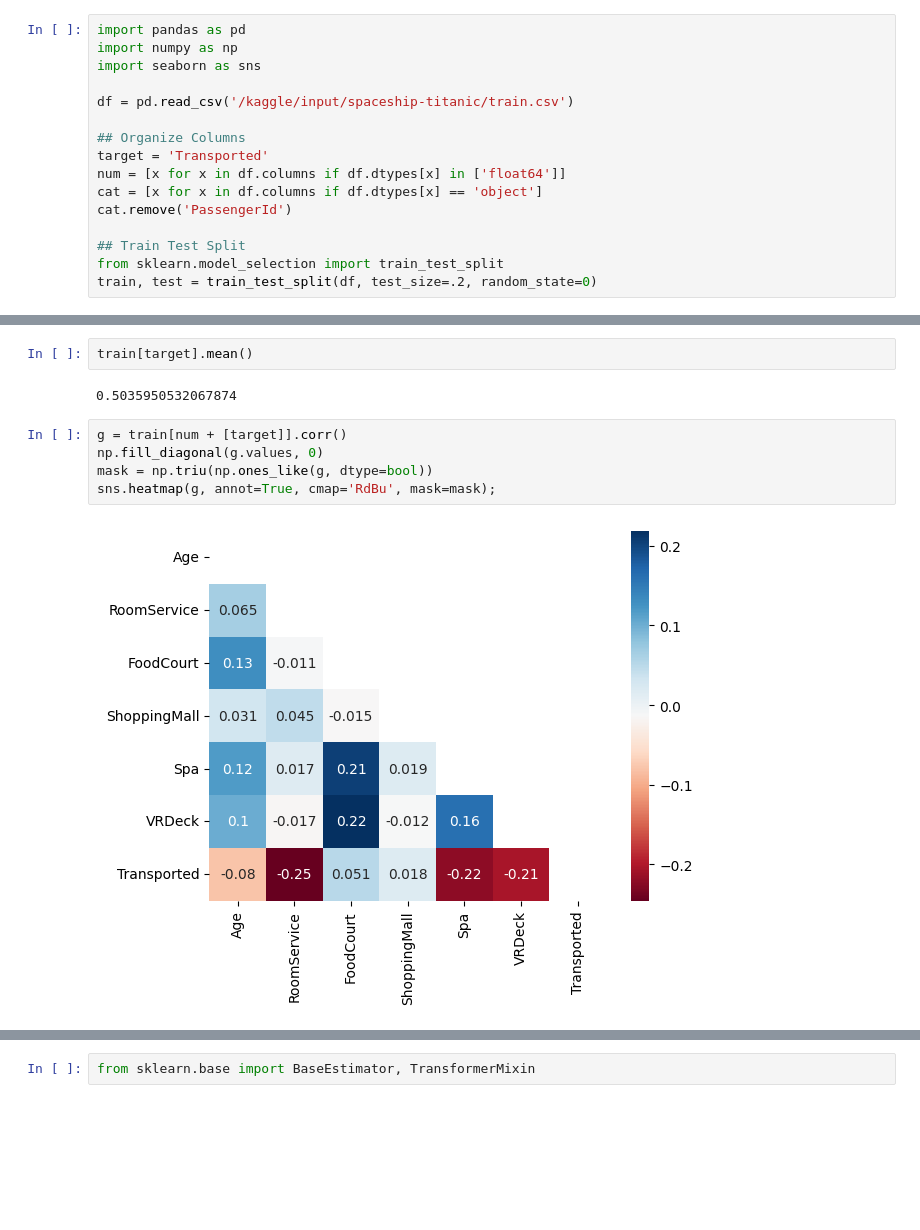
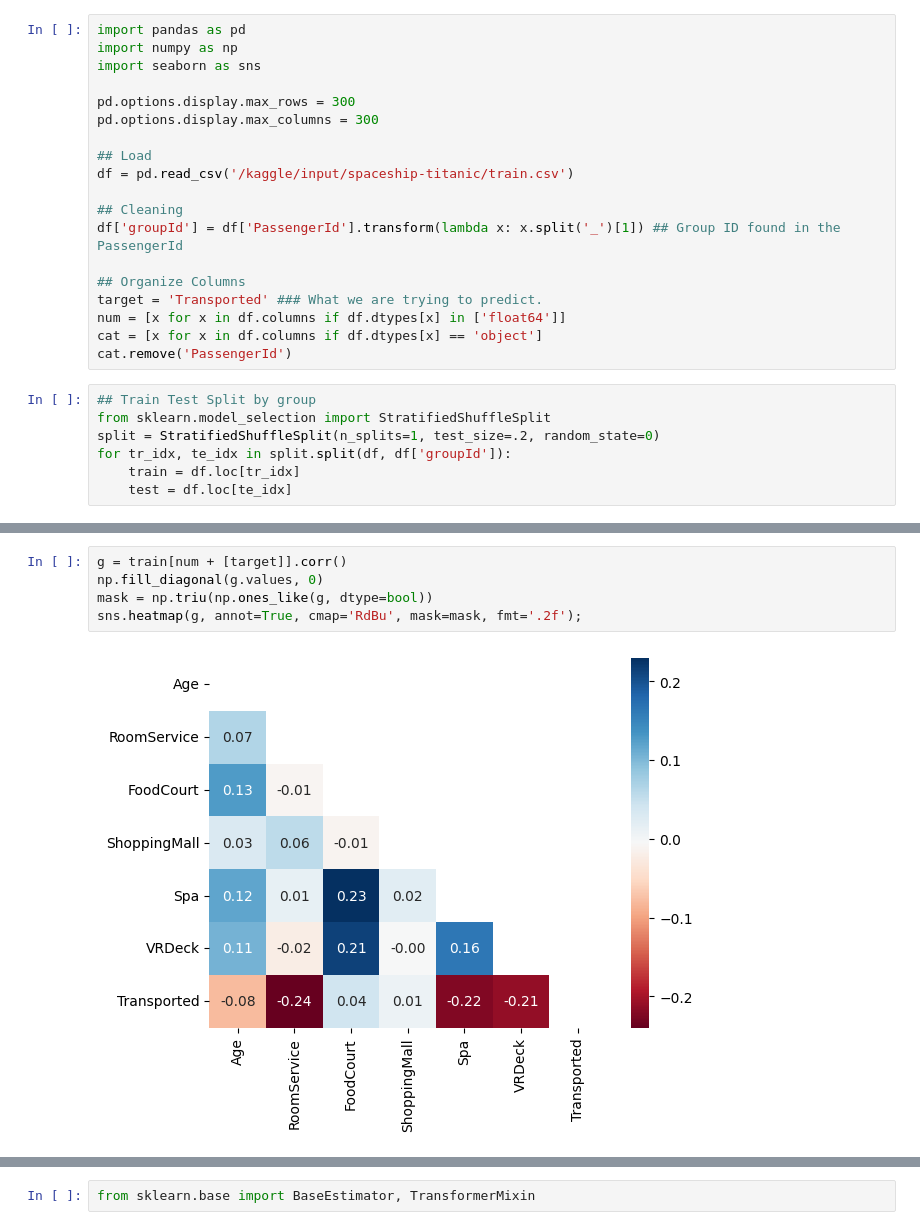
Before and after one commit to cmd-master/spaceship-titanic, a Jupyter notebook: spaceship-titanic.ipynb, the cells around one changed output, grey strips where cells are left out. Cells and saved outputs as stored; diff of their text form; blank space fills up the shorter version.

```diff
--- a/spaceship-titanic.ipynb
+++ b/spaceship-titanic.ipynb
@@ -10,14 +10,24 @@ import pandas as pd
 import numpy as np
 import seaborn as sns
 
+pd.options.display.max_rows = 300
+pd.options.display.max_columns = 300
+
+## Load
 df = pd.read_csv('/kaggle/input/spaceship-titanic/train.csv')
 
+## Cleaning
+df['groupId'] = df['PassengerId'].transform(lambda x: x.split('_')[1]) ## Group ID found in the PassengerId
+
 ## Organize Columns
-target = 'Transported'
+target = 'Transported' ### What we are trying to predict.
 num = [x for x in df.columns if df.dtypes[x] in ['float64']]
 cat = [x for x in df.columns if df.dtypes[x] == 'object']
 cat.remove('PassengerId')
-
-## Train Test Split
-from sklearn.model_selection import train_test_split
-train, test = train_test_split(df, test_size=.2, random_state=0)
+# %%
+## Train Test Split by group
+from sklearn.model_selection import StratifiedShuffleSplit
+split = StratifiedShuffleSplit(n_splits=1, test_size=.2, random_state=0)
+for tr_idx, te_idx in split.split(df, df['groupId']):
+    train = df.loc[tr_idx]
+    test = df.loc[te_idx]
@@ -28,17 +48,13 @@ train, test = train_test_split(df, test_size=.2, random_state=0)
 
 ## TODO
 - Check the Passenger Id Group prefix
-# %%
-train[target].mean()
-# %% [output]
-0.5035950532067874
 # %%
 g = train[num + [target]].corr()
 np.fill_diagonal(g.values, 0)
 mask = np.triu(np.ones_like(g, dtype=bool))
-sns.heatmap(g, annot=True, cmap='RdBu', mask=mask);
+sns.heatmap(g, annot=True, cmap='RdBu', mask=mask, fmt='.2f');
 # %% [output]
-[figure, old version]
+[figure, new version]
 # %%
 train.groupby('HomePlanet')[target].mean()
 # %% [output]
```
Also changed, not shown: parts of 25 cells of this notebook.
